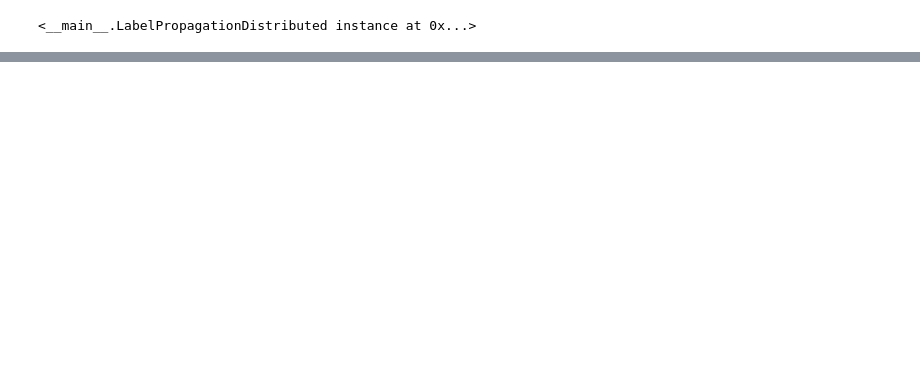
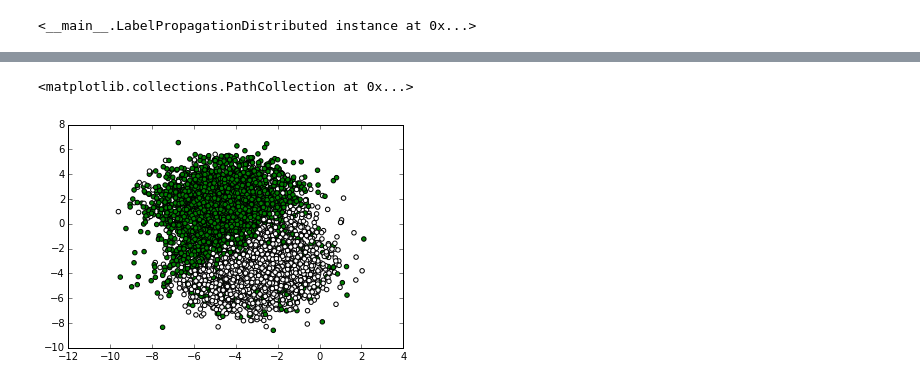
Before and after one commit to quinngroup/fergus-ssl, a Jupyter notebook: notebooks/debugFile.ipynb, the cells around one changed output, grey strips where cells are left out. Saved outputs shown, nothing was run; the diff lists cells and outputs as text; code cells hidden in the pictures; blank space fills up the shorter version.

```diff
--- a/notebooks/debugFile.ipynb
+++ b/notebooks/debugFile.ipynb
@@ -326,3 +347,8 @@ plt.scatter(trainX[:, 0], trainX[:, 1], marker='o', c=labels_, cmap = ('ocean'))
+# %%
+plt.scatter(trainX[:,0], trainX[:,1], c=np.array(lpd.labels_.collect()), cmap = (('ocean')))
+# %% [output]
+<matplotlib.collections.PathCollection at 0x...>
+[figure, added]
 # %%
 plt.axis([-5000,20000,-1.0,0.8])
 plt.scatter(range(len(f)),f, marker='o', c=labels_,cmap=('ocean'))
```
Also changed, not shown: parts of 20 cells of this notebook, 9 other files.
